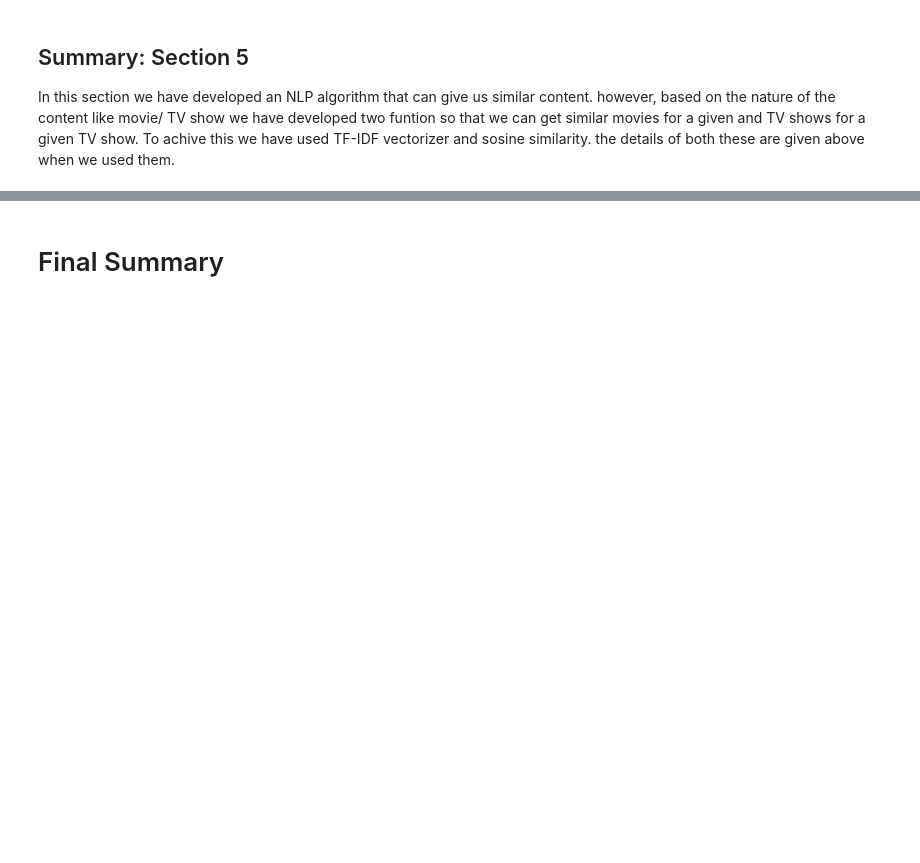
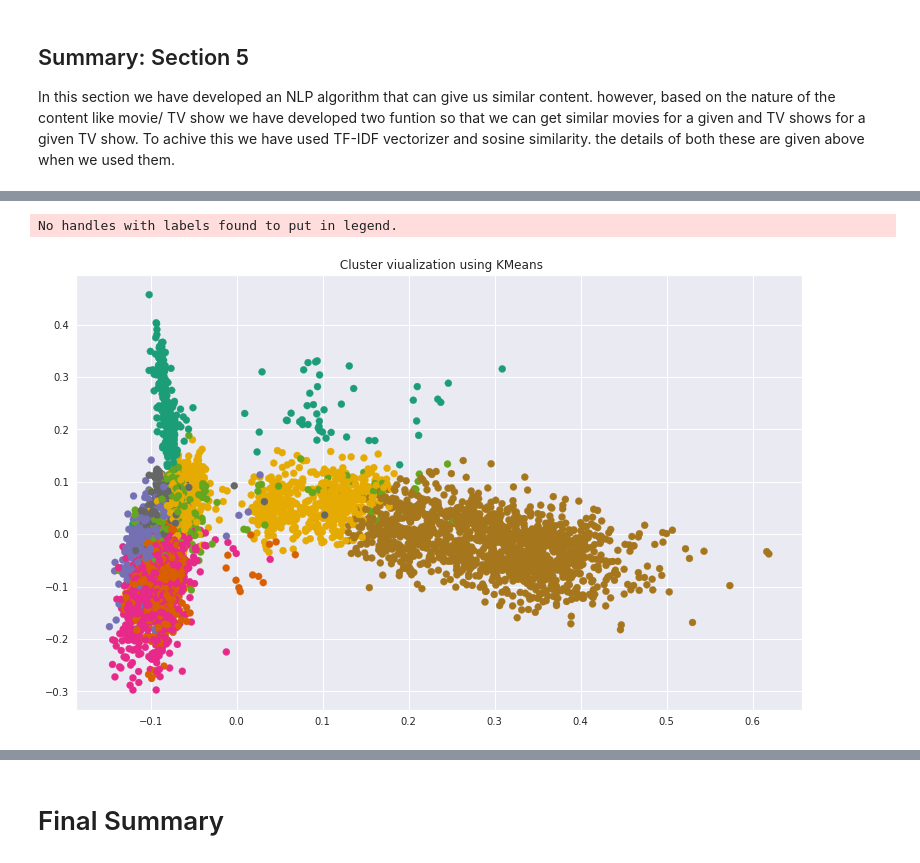
Before and after one commit to MohdSharik99/NETFLIX_MOVIES_AND_TV_SHOWS_CLUSTERING, a Jupyter notebook: NETFLIX_MOVIES_AND_TV_SHOWS_CLUSTERING.ipynb, the cells around one changed output, grey strips where cells are left out. Saved outputs shown, nothing was run; the diff lists cells and outputs as text; code cells hidden in the pictures; blank space fills up the shorter version.

```diff
--- a/NETFLIX_MOVIES_AND_TV_SHOWS_CLUSTERING.ipynb
+++ b/NETFLIX_MOVIES_AND_TV_SHOWS_CLUSTERING.ipynb
@@ -1406,0 +1136,5 @@ print(myTable)
+# %%
+#Perform a PCA to visualize clusters
+pca = PCA(n_components = 2)
+visualize_df =pd.DataFrame(pca.fit_transform(X))
+visualize_df.head()
@@ -1406,0 +1237,10 @@ print(myTable)
+# %%
+# visualizing the results of kmeans in two dimension
+plt.figure(figsize=(13,8))
+plt.scatter(visualize_df[0], visualize_df[1], c=y_preds, cmap = 'Dark2')
+plt.title(' Cluster viualization using KMeans')
+plt.legend()
+plt.show()
+# %% [output]
+No handles with labels found to put in legend.
+[figure, added]
```
Also changed, not shown: parts of 66 cells of this notebook.
